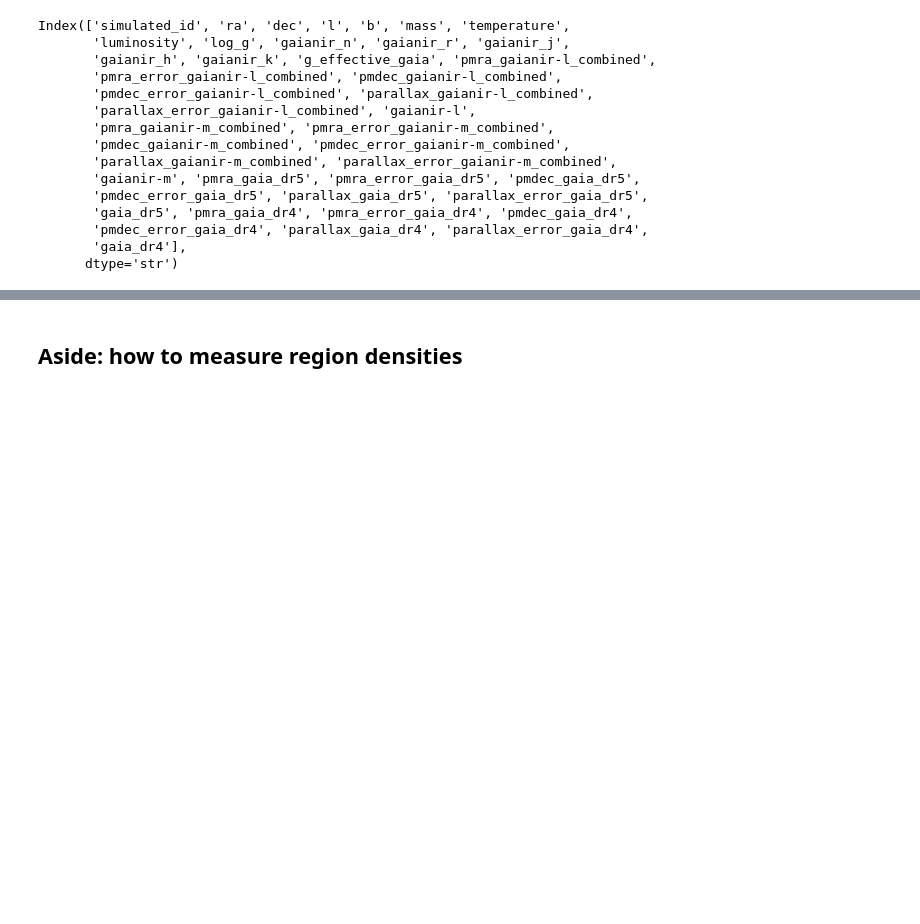
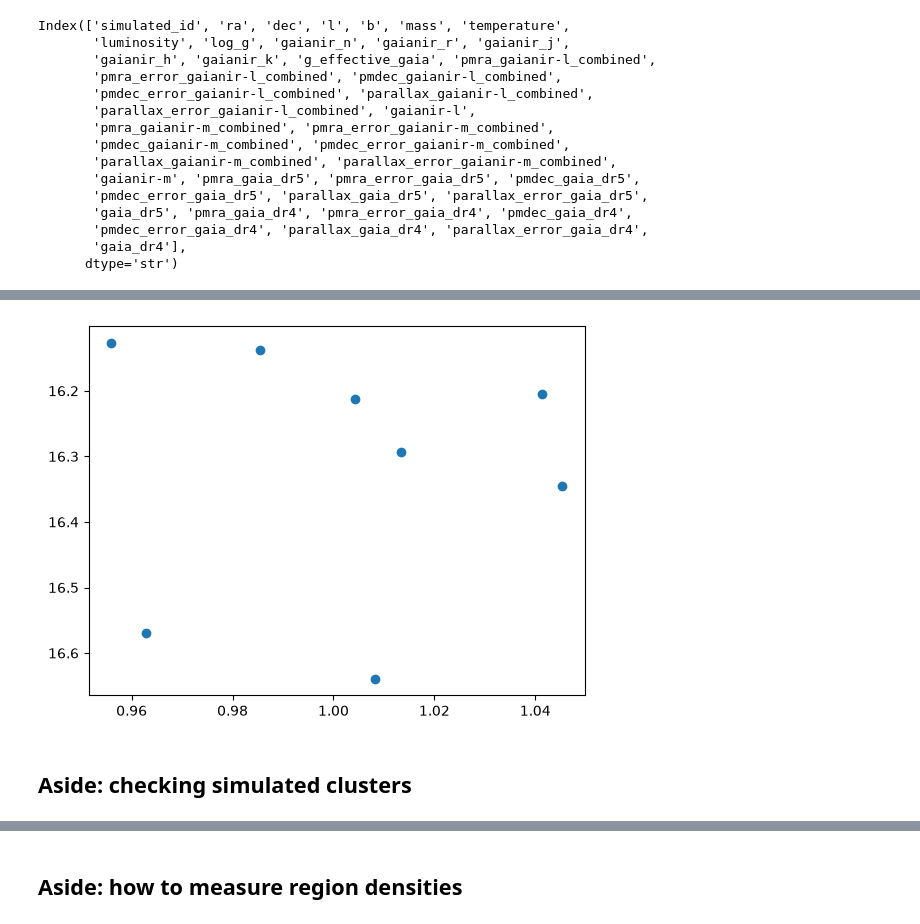
Before and after one commit to emilyhunt/gaianir-open-clusters, a Jupyter notebook: prototypes/selection/selection.ipynb, the cells around one changed output, grey strips where cells are left out. Saved outputs shown, nothing was run; the diff lists cells and outputs as text; code cells hidden in the pictures; blank space fills up the shorter version.

```diff
--- a/prototypes/selection/selection.ipynb
+++ b/prototypes/selection/selection.ipynb
@@ -770,0 +774,9 @@ ax[2].set(ylim=(-0.2, 0.3))
+# %%
+plt.scatter(
+    members_good["gaianir_n"] - members_good["gaianir_k"], members_good["gaianir_n"]
+)
+plt.gca().invert_yaxis()
+# %% [output]
+[figure, added]
+# %% [markdown]
+## Aside: checking simulated clusters
```
Also changed, not shown: parts of 19 cells of this notebook, 1 other file.
